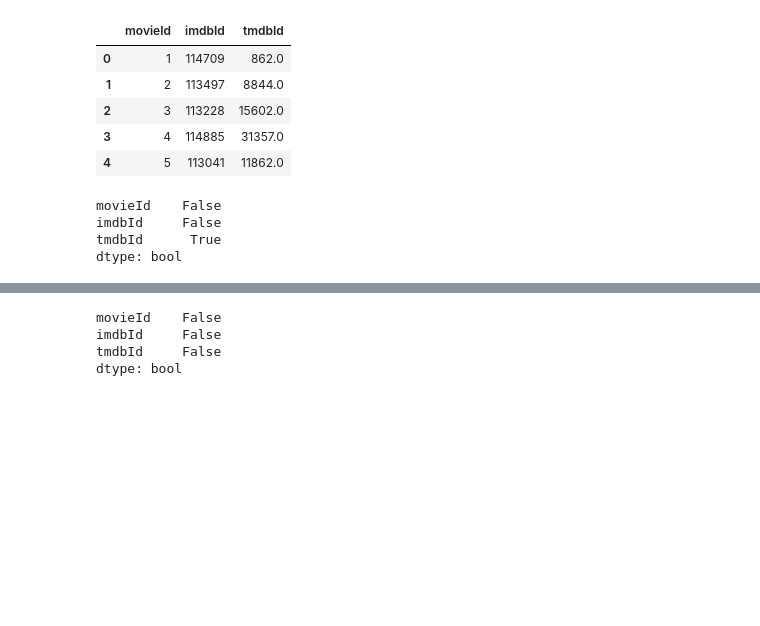
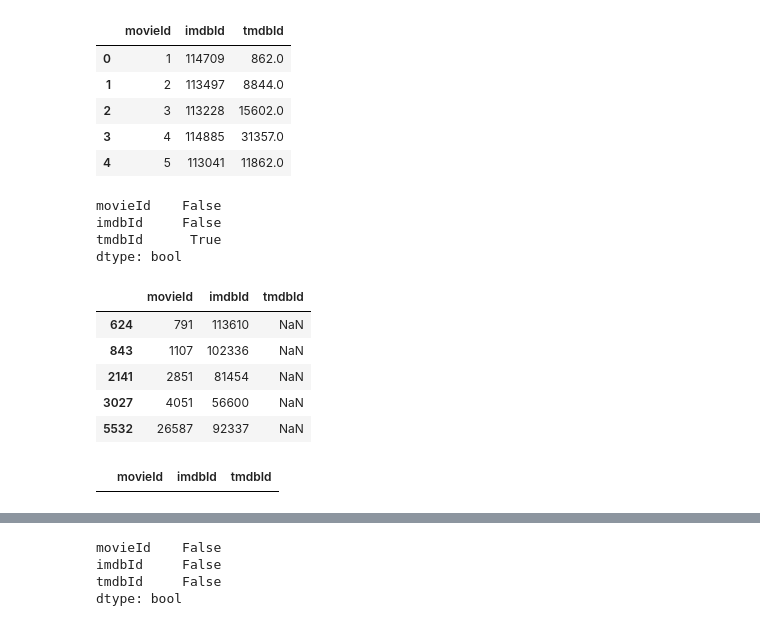
Before and after one commit to mihirsam/Python-for-Data-Science, a Jupyter notebook: Week4/Data Ingestion.ipynb, the cells around one changed output, grey strips where cells are left out. Saved outputs shown, nothing was run; the diff lists cells and outputs as text; code cells hidden in the pictures; blank space fills up the shorter version.

```diff
--- a/Week4/Data Ingestion.ipynb
+++ b/Week4/Data Ingestion.ipynb
@@ -351,5 +358,3 @@ movieId    False
 imdbId     False
 tmdbId      True
 dtype: bool
-# %%
-links = links.dropna()
@@ -355,0 +364,14 @@ links = links.dropna()
+# %%
+linksCopy = links[np.isnan(links['tmdbId']) == True]
+linksCopy.head()
+# %% [output]
+|  | movieId | imdbId | tmdbId |
+| 624 | 791 | 113610 | NaN |
+| 843 | 1107 | 102336 | NaN |
+| 2141 | 2851 | 81454 | NaN |
+| 3027 | 4051 | 56600 | NaN |
+| 5532 | 26587 | 92337 | NaN |
+# %%
+linksCopy.dropna()
+# %% [output]
+|  | movieId | imdbId | tmdbId |
```
Also changed, not shown: parts of 9 cells of this notebook.
